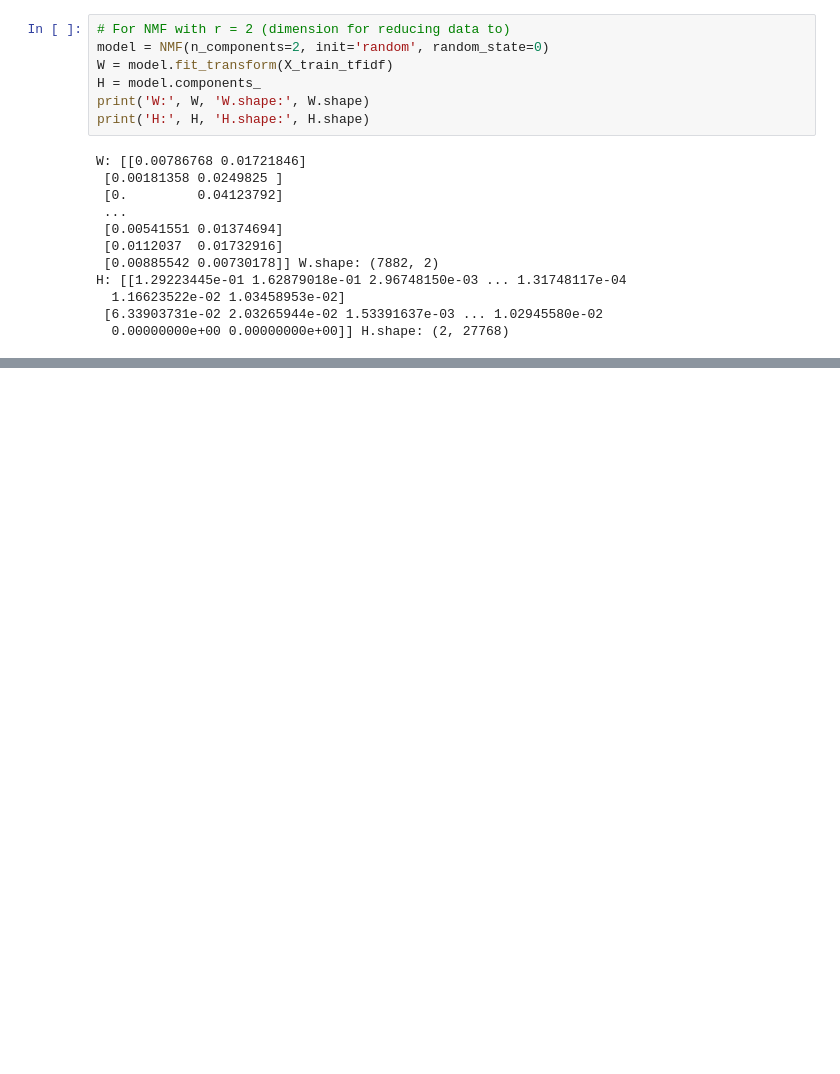
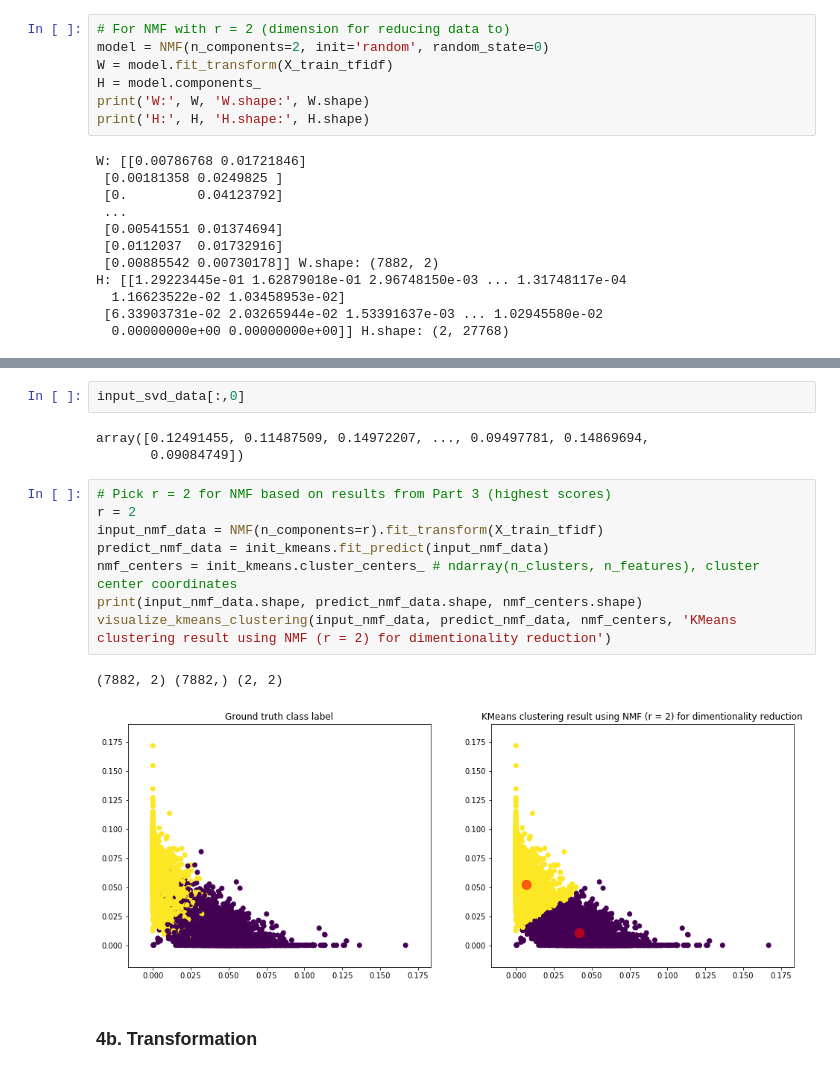
Before and after one commit to MaggieX/LargeScaleDataMining, a Jupyter notebook: Clustering/Clustering.ipynb, the cells around one changed output, grey strips where cells are left out. Saved outputs shown, nothing was run; the diff lists cells and outputs as text; blank space fills up the shorter version.

```diff
--- a/Clustering/Clustering.ipynb
+++ b/Clustering/Clustering.ipynb
@@ -321,0 +344,18 @@ plot_measure_score(n_comp,[homo_nmf, comp_nmf, v_m_nmf, ars_nmf, amis_nmf], 'NMF
+# %%
+input_svd_data[:,0]
+# %% [output]
+array([0.12491455, 0.11487509, 0.14972207, ..., 0.09497781, 0.14869694,
+       0.09084749])
+# %%
+# Pick r = 2 for NMF based on results from Part 3 (highest scores)
+r = 2
+input_nmf_data = NMF(n_components=r).fit_transform(X_train_tfidf)
+predict_nmf_data = init_kmeans.fit_predict(input_nmf_data)
+nmf_centers = init_kmeans.cluster_centers_ # ndarray(n_clusters, n_features), cluster center coordinates
+print(input_nmf_data.shape, predict_nmf_data.shape, nmf_centers.shape)
+visualize_kmeans_clustering(input_nmf_data, predict_nmf_data, nmf_centers, 'KMeans clustering result using NMF (r = 2) for dimentionality reduction')
+# %% [output]
+(7882, 2) (7882,) (2, 2)
+[figure, added]
+# %% [markdown]
+### 4b. Transformation
```
Also changed, not shown: parts of 30 cells of this notebook, 7 other files.
